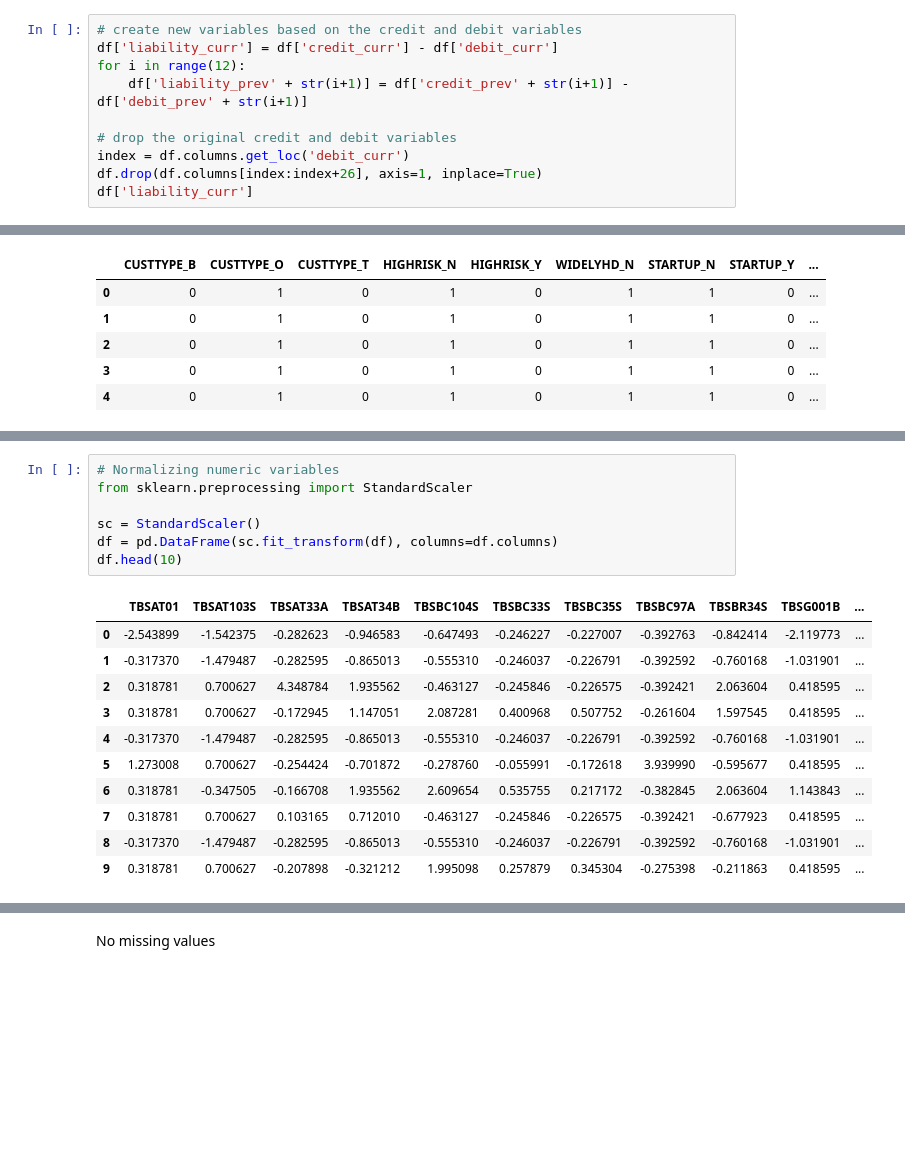
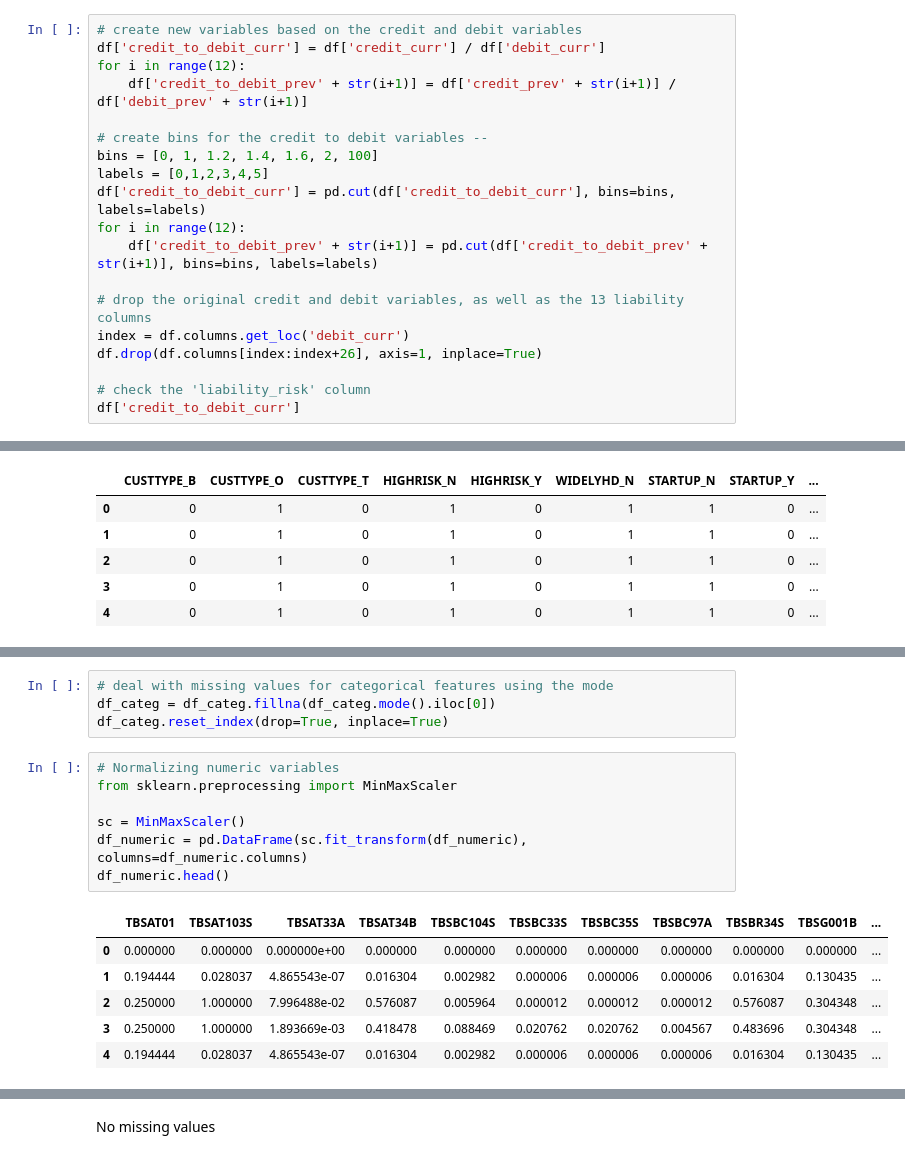
Before and after one commit to of1201/Retail-Credit-Modeling, a Jupyter notebook: src/Retail Credit Risk.ipynb, the cells around one changed output, grey strips where cells are left out. Drawn from its saved outputs; the diff is of its cells as text; blank space fills up the shorter version.

```diff
--- a/src/Retail Credit Risk.ipynb
+++ b/src/Retail Credit Risk.ipynb
@@ -85,12 +86,21 @@ df['dda_max_Last_Dep_Date'] = date_diff(df, 'dda_max_Last_Dep_Date')
 df.drop(columns = ['mths_from_Go129_yymm'], inplace = True)
 # %%
 # create new variables based on the credit and debit variables
-df['liability_curr'] = df['credit_curr'] - df['debit_curr']
+df['credit_to_debit_curr'] = df['credit_curr'] / df['debit_curr']
 for i in range(12):
-    df['liability_prev' + str(i+1)] = df['credit_prev' + str(i+1)] - df['debit_prev' + str(i+1)]
+    df['credit_to_debit_prev' + str(i+1)] = df['credit_prev' + str(i+1)] / df['debit_prev' + str(i+1)]
 
-# drop the original credit and debit variables
+# create bins for the credit to debit variables --
+bins = [0, 1, 1.2, 1.4, 1.6, 2, 100]
+labels = [0,1,2,3,4,5]
+df['credit_to_debit_curr'] = pd.cut(df['credit_to_debit_curr'], bins=bins, labels=labels)
+for i in range(12):
+    df['credit_to_debit_prev' + str(i+1)] = pd.cut(df['credit_to_debit_prev' + str(i+1)], bins=bins, labels=labels)
+
+# drop the original credit and debit variables, as well as the 13 liability columns
 index = df.columns.get_loc('debit_curr')
 df.drop(df.columns[index:index+26], axis=1, inplace=True)
-df['liability_curr']
+
+# check the 'liability_risk' column
+df['credit_to_debit_curr']
 # %% [output]
@@ -253,20 +306,19 @@ Now all variables are numeric except for missing values
+# %%
+# deal with missing values for categorical features using the mode
+df_categ = df_categ.fillna(df_categ.mode().iloc[0])
+df_categ.reset_index(drop=True, inplace=True)
 # %%
 # Normalizing numeric variables
-from sklearn.preprocessing import StandardScaler
+from sklearn.preprocessing import MinMaxScaler
 
-sc = StandardScaler()
-df = pd.DataFrame(sc.fit_transform(df), columns=df.columns)
-df.head(10)
+sc = MinMaxScaler()
+df_numeric = pd.DataFrame(sc.fit_transform(df_numeric), columns=df_numeric.columns)
+df_numeric.head()
 # %% [output]
 |  | TBSAT01 | TBSAT103S | TBSAT33A | TBSAT34B | TBSBC104S | TBSBC33S | TBSBC35S | TBSBC97A | TBSBR34S | TBSG001B | ... |
-| 0 | -2.543899 | -1.542375 | -0.282623 | -0.946583 | -0.647493 | -0.246227 | -0.227007 | -0.392763 | -0.842414 | -2.119773 | ... |
-| 1 | -0.317370 | -1.479487 | -0.282595 | -0.865013 | -0.555310 | -0.246037 | -0.226791 | -0.392592 | -0.760168 | -1.031901 | ... |
-| 2 | 0.318781 | 0.700627 | 4.348784 | 1.935562 | -0.463127 | -0.245846 | -0.226575 | -0.392421 | 2.063604 | 0.418595 | ... |
-| 3 | 0.318781 | 0.700627 | -0.172945 | 1.147051 | 2.087281 | 0.400968 | 0.507752 | -0.261604 | 1.597545 | 0.418595 | ... |
-| 4 | -0.317370 | -1.479487 | -0.282595 | -0.865013 | -0.555310 | -0.246037 | -0.226791 | -0.392592 | -0.760168 | -1.031901 | ... |
-| 5 | 1.273008 | 0.700627 | -0.254424 | -0.701872 | -0.278760 | -0.055991 | -0.172618 | 3.939990 | -0.595677 | 0.418595 | ... |
-| 6 | 0.318781 | -0.347505 | -0.166708 | 1.935562 | 2.609654 | 0.535755 | 0.217172 | -0.382845 | 2.063604 | 1.143843 | ... |
-| 7 | 0.318781 | 0.700627 | 0.103165 | 0.712010 | -0.463127 | -0.245846 | -0.226575 | -0.392421 | -0.677923 | 0.418595 | ... |
-| 8 | -0.317370 | -1.479487 | -0.282595 | -0.865013 | -0.555310 | -0.246037 | -0.226791 | -0.392592 | -0.760168 | -1.031901 | ... |
-| 9 | 0.318781 | 0.700627 | -0.207898 | -0.321212 | 1.995098 | 0.257879 | 0.345304 | -0.275398 | -0.211863 | 0.418595 | ... |
+| 0 | 0.000000 | 0.000000 | 0.000000e+00 | 0.000000 | 0.000000 | 0.000000 | 0.000000 | 0.000000 | 0.000000 | 0.000000 | ... |
+| 1 | 0.194444 | 0.028037 | 4.865543e-07 | 0.016304 | 0.002982 | 0.000006 | 0.000006 | 0.000006 | 0.016304 | 0.130435 | ... |
+| 2 | 0.250000 | 1.000000 | 7.996488e-02 | 0.576087 | 0.005964 | 0.000012 | 0.000012 | 0.000012 | 0.576087 | 0.304348 | ... |
+| 3 | 0.250000 | 1.000000 | 1.893669e-03 | 0.418478 | 0.088469 | 0.020762 | 0.020762 | 0.004567 | 0.483696 | 0.304348 | ... |
+| 4 | 0.194444 | 0.028037 | 4.865543e-07 | 0.016304 | 0.002982 | 0.000006 | 0.000006 | 0.000006 | 0.016304 | 0.130435 | ... |
 # %%
```
Also changed, not shown: parts of 96 cells of this notebook.
